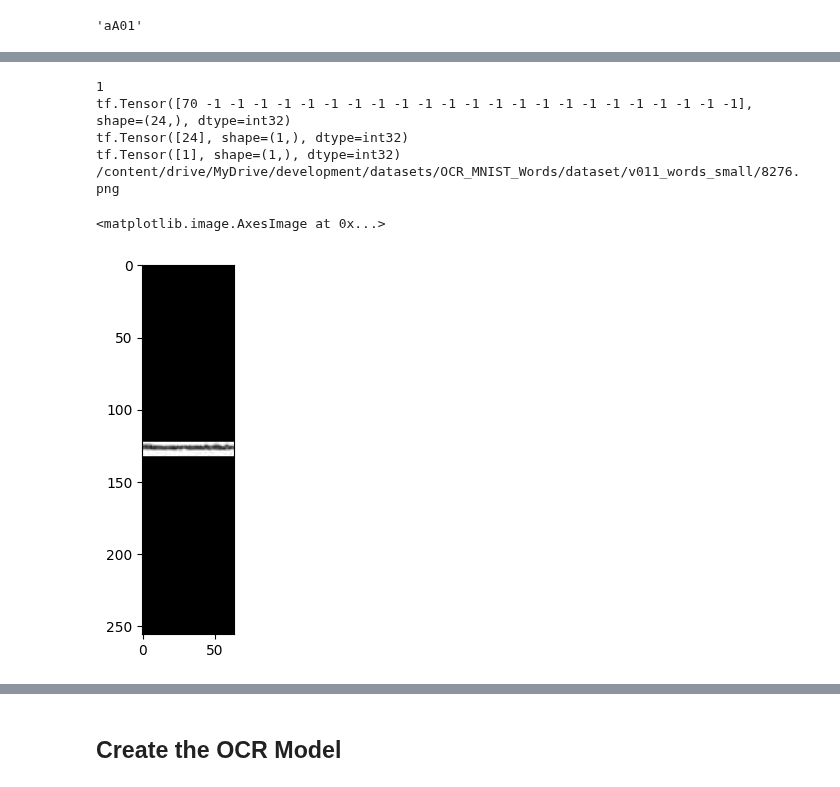
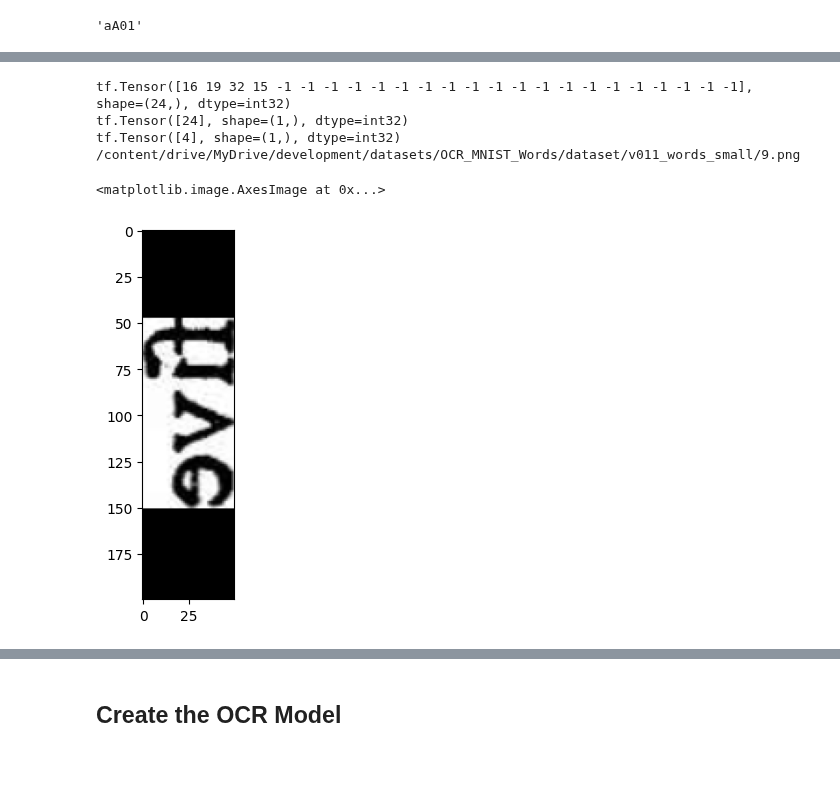
Before and after one commit to msommerfe/CAS_Applied_Data_Science, a Jupyter notebook: CAS_Final_Project/OCR_from_scratch.ipynb, the cells around one changed output, grey strips where cells are left out. Cells and saved outputs as stored; diff of their text form; code cells hidden in the pictures.

```diff
--- a/CAS_Final_Project/OCR_from_scratch.ipynb
+++ b/CAS_Final_Project/OCR_from_scratch.ipynb
@@ -21,8 +21,8 @@ from tensorflow.keras import layers
 from keras.layers import Input, Conv2D, MaxPooling2D, Reshape, Bidirectional, LSTM, Dense, Lambda, Activation, BatchNormalization, Dropout
 from keras.optimizers import Adam
 tf.config.run_functions_eagerly(True)
-MAX_HIGHT = 64
-MAX_WIDTH = 256
+MAX_HIGHT = 50
+MAX_WIDTH = 200
 IMG_FOLDER = '/content/drive/MyDrive/development/datasets/OCR_MNIST_Words/dataset/v011_words_small/'
 LABELS_JSON = '/content/drive/MyDrive/development/datasets/OCR_MNIST_Words/v011_labels_small.json'
 #Dont use # in the alphabet. if you need you need to change the fillup char
@@ -31,7 +31,7 @@ ALPHABETS = '#'+ string.digits + string.ascii_letters + '!?.-()+ '
 MAX_STR_LEN = 24 # max length of input labels
 num_of_characters = len(ALPHABETS) + 1 # +1 for ctc pseudo blank
 NUM_OF_TIMESTAMPS = 64 # max length of predicted labels
-BATCH_SIZE = 1
+BATCH_SIZE = 500
 # %%
 try:
   from google.colab import drive
@@ -80,7 +87,7 @@ with open(LABELS_JSON) as f:
     data = list(json.load(f).items())
 
 #Reduced to just 100, change it to all for real training
-keyVal = np.array(data[:])
+keyVal = np.array(data[:1000])
 #keyVal = np.array(data)
 x_all_img_file_name = keyVal[:,0]
 labels = keyVal[:,1]
@@ -137,61 +143,40 @@ def process_single_sample(img_path, labels_padded, len_labels_padded, len_labels
     # 3. Convert to float32 in [0, 1] range
     img = tf.image.convert_image_dtype(img, tf.float32)
     # 4. Resize to the desired size. its important for the resize_with_pad funktion. When picture is way bigge with strange aspect ratio ist rans into an error
-    try:
-      img = tf.image.resize(img, [MAX_HIGHT, MAX_WIDTH], preserve_aspect_ratio= True)
-    except:
-      #img = tf.image.resize(img, [MAX_HIGHT, MAX_WIDTH], preserve_aspect_ratio= False)
-      img = tf.image.resize_with_crop_or_pad(img, MAX_HIGHT, MAX_WIDTH)
-      img = tf.transpose(img, perm=[1, 0, 2])
-      # 7. Return a dict as our model is expecting two inputs
-      labels_padded = tf.convert_to_tensor(labels_padded, dtype="int32")
-      len_labels_padded = tf.convert_to_tensor([len_labels_padded], dtype="int32")
-      len_labels_not_padded = tf.convert_to_tensor([len_labels_not_padded], dtype="int32")
-      print(1)
-      return {"input_data": img, "input_label": labels_padded, "input_length": len_labels_padded, "label_length":len_labels_not_padded}
+    img = tf.image.resize(img, [MAX_HIGHT, MAX_WIDTH], preserve_aspect_ratio= True)
     # 5. Pad the image to MAX_HIGHT and MAX_WIDTH
     img = tf.image.resize_with_pad(img, target_height=MAX_HIGHT, target_width=MAX_WIDTH)
     # 6. Transpose the image because we want the time
     img = tf.transpose(img, perm=[1, 0, 2])
     # 7. Return a dict as our model is expecting two inputs
 
     labels_padded = tf.convert_to_tensor(labels_padded, dtype="int32")
     len_labels_padded = tf.convert_to_tensor([len_labels_padded], dtype="int32")
     len_labels_not_padded = tf.convert_to_tensor([len_labels_not_padded], dtype="int32")
     #label = tf.keras.utils.pad_sequences(label, maxlen=MAX_STR_LEN)
     #return {"input": img, "gtruth_labels": label, "input_length": img, "label_length": label}
     #return img, labels_padded, len_labels_padded,len_labels_not_padded, [0]
     return {"input_data": img, "input_label": labels_padded, "input_length": len_labels_padded, "label_length":len_labels_not_padded}
 
 #_img= process_single_sample(x_all_img_total_path[3],"hallo")
 index = 8276-3
+index= 9
 #_img= process_single_sample(x_all_img_total_path[index],[[38, 41, -1, -1, -1, -1]],[24],[2])
 _img= process_single_sample(x_all_img_total_path[index],labels_padded[index], len_labels_padded[index], len_labels_not_padded[index])
 print(_img["input_label"])
 print(_img["input_length"])
 print(_img["label_length"])
 #print(_img["len_labels_not_padded"])
 #_img= process_single_sample(x_all_img_total_path[3],y_all[3])
 print(x_all_img_total_path[index])
 plt.imshow(_img["input_data"],cmap="gray")
-#print(num_to_label(y_all[3]))
-#print(x_all_img_total_path[3])
-
-
-
-#input_length = tf.cast(tf.shape(y_pred)[1], dtype="int64")
-#label_length = tf.cast(tf.shape(y_true)[1], dtype="int64")
-
-#input_length = input_length * tf.ones(shape=(batch_len, 1), dtype="int64")
-#label_length = label_length * tf.ones(shape=(batch_len, 1), dtype="int64")
 # %% [output]
-1
-tf.Tensor([70 -1 -1 -1 -1 -1 -1 -1 -1 -1 -1 -1 -1 -1 -1 -1 -1 -1 -1 -1 -1 -1 -1 -1], shape=(24,), dtype=int32)
+tf.Tensor([16 19 32 15 -1 -1 -1 -1 -1 -1 -1 -1 -1 -1 -1 -1 -1 -1 -1 -1 -1 -1 -1 -1], shape=(24,), dtype=int32)
 tf.Tensor([24], shape=(1,), dtype=int32)
-tf.Tensor([1], shape=(1,), dtype=int32)
-/content/drive/MyDrive/development/datasets/OCR_MNIST_Words/dataset/v011_words_small/8276.png
+tf.Tensor([4], shape=(1,), dtype=int32)
+/content/drive/MyDrive/development/datasets/OCR_MNIST_Words/dataset/v011_words_small/9.png
 <matplotlib.image.AxesImage at 0x...>
-[figure, old version]
+[figure, new version]
 # %%
 train_dataset = tf.data.Dataset.from_tensor_slices((x_all_img_total_path[:(len(x_all_img_total_path)-50)], labels_padded[:(len(x_all_img_total_path)-50)], len_labels_padded[:(len(x_all_img_total_path)-50)], len_labels_not_padded[:(len(x_all_img_total_path)-50)]))
 validation_dataset = tf.data.Dataset.from_tensor_slices((x_all_img_total_path[(len(x_all_img_total_path)-50):], labels_padded[(len(x_all_img_total_path)-50):], len_labels_padded[(len(x_all_img_total_path)-50):], len_labels_not_padded[(len(x_all_img_total_path)-50):]))
```
Also changed, not shown: parts of 5 cells of this notebook.
